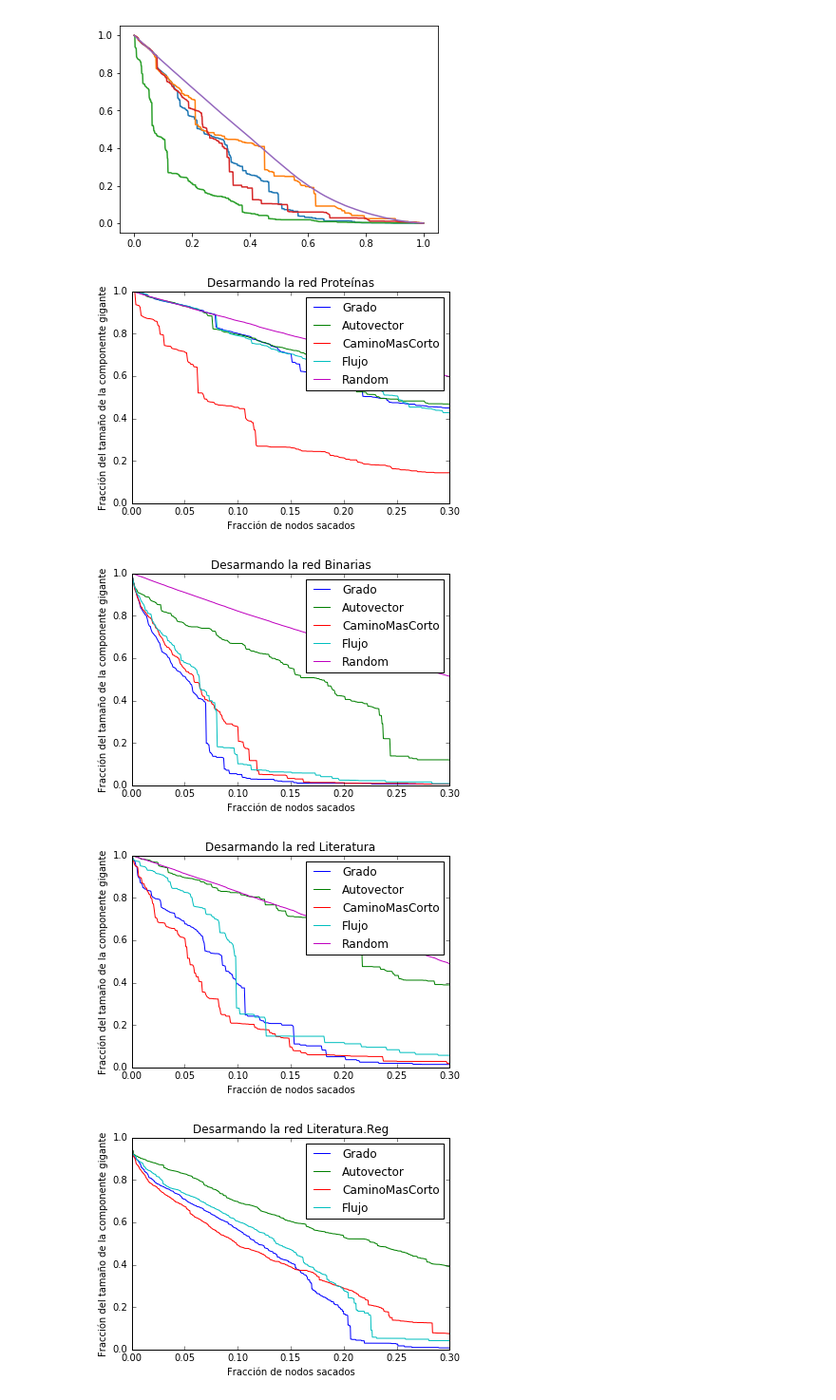
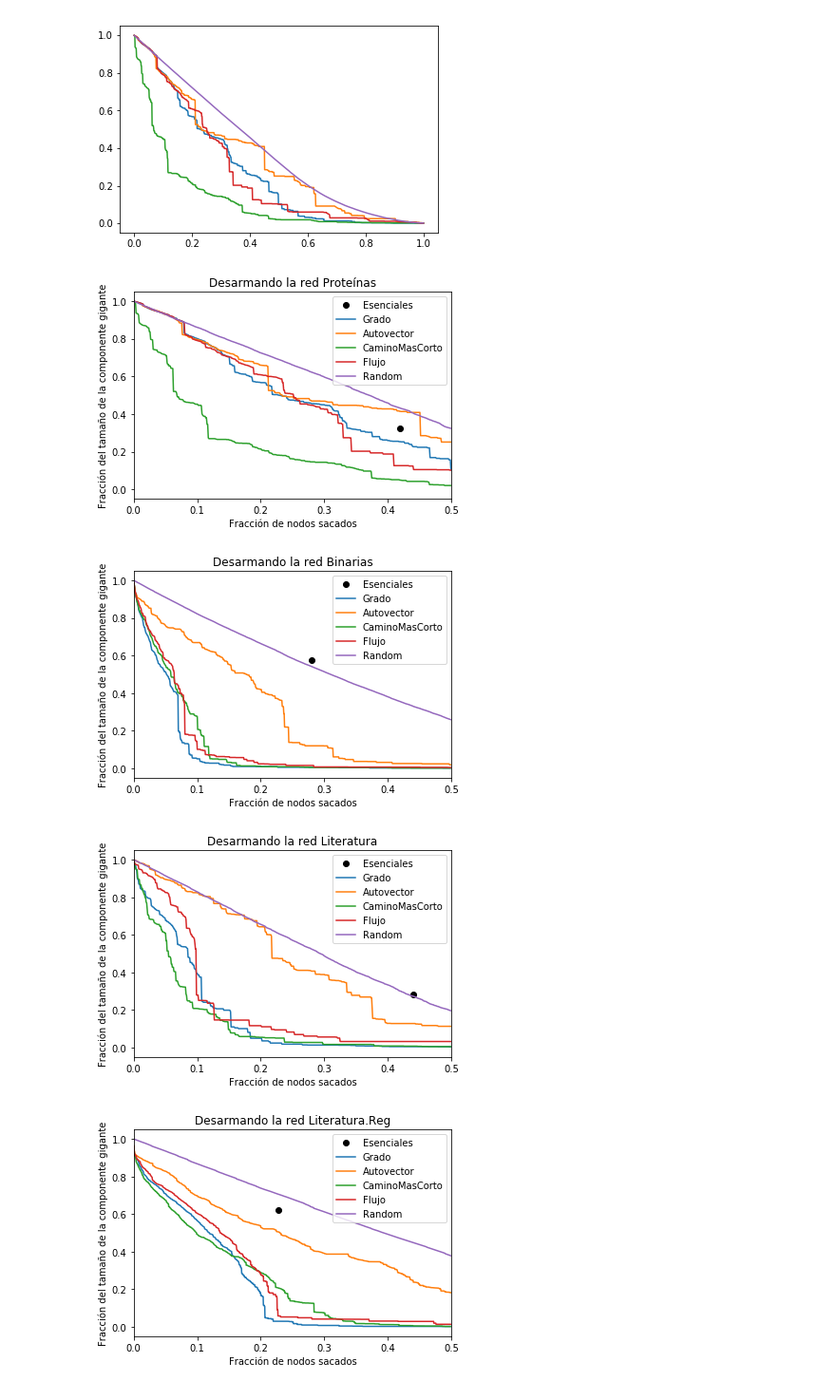
Before and after one commit to vms10/tp2, a Jupyter notebook: tp2.ipynb, the cells around one changed output. Shown: that part at 95% size. Drawn from its saved outputs; the diff is of its cells as text; code cells hidden in the pictures.

```diff
--- a/tp2.ipynb
+++ b/tp2.ipynb
@@ -435,10 +432,17 @@ for j in Centralidades:
     TodoG2.append(leetxt("DemoliendoRedes/G2_{}.txt".format(j)))
 
 TodoG3=[]
-for j in Centralidades[:4]:
+for j in Centralidades:
     TodoG3.append(leetxt("DemoliendoRedes/G3_{}.txt".format(j)))
+
+SacandoEsenciales_NoEsRandom_G=leetxt("SacandoEsenciales_NoEsRandom_G0.txt")
+SacandoEsenciales_NoEsRandom_G1=leetxt("SacandoEsenciales_NoEsRandom_G3.txt")
+SacandoEsenciales_NoEsRandom_G2=leetxt("SacandoEsenciales_NoEsRandom_G2.txt")
+SacandoEsenciales_NoEsRandom_G3=leetxt("SacandoEsenciales_NoEsRandom_G1.txt")
 # %%
-plt.xlim(xmax=0.3)
+xmax=.5
+plt.xlim(xmax=xmax)
+plt.plot(SacandoEsenciales_NoEsRandom_G[0][1],SacandoEsenciales_NoEsRandom_G[0][0], "ko",label="Esenciales")
 plt.plot(TodoG[0][1],TodoG[0][0],label="Grado")
 plt.plot(TodoG[1][1],TodoG[1][0], label="Autovector")
 plt.plot(TodoG[2][1],TodoG[2][0], label="CaminoMasCorto")
@@ -450,46 +454,49 @@ plt.xlabel("Fracción de nodos sacados")
 plt.ylabel("Fracción del tamaño de la componente gigante")
 plt.show()
 
-plt.xlim(xmax=0.3)
+plt.xlim(xmax=xmax)
+plt.plot(SacandoEsenciales_NoEsRandom_G1[0][1],SacandoEsenciales_NoEsRandom_G1[0][0], "ko",label="Esenciales")
 plt.plot(TodoG1[0][1],TodoG1[0][0],label="Grado")
 plt.plot(TodoG1[1][1],TodoG1[1][0], label="Autovector")
 plt.plot(TodoG1[2][1],TodoG1[2][0], label="CaminoMasCorto")
 plt.plot(TodoG1[3][1],TodoG1[3][0], label="Flujo")
 plt.plot(TodoG1[4][1],TodoG1[4][0], label="Random")
 plt.legend()
 plt.title("Desarmando la red Binarias")
 plt.xlabel("Fracción de nodos sacados")
 plt.ylabel("Fracción del tamaño de la componente gigante")
 plt.show()
 
-plt.xlim(xmax=0.3)
+plt.xlim(xmax=xmax)
+plt.plot(SacandoEsenciales_NoEsRandom_G2[0][1],SacandoEsenciales_NoEsRandom_G2[0][0], "ko",label="Esenciales")
 plt.plot(TodoG2[0][1],TodoG2[0][0],label="Grado")
 plt.plot(TodoG2[1][1],TodoG2[1][0], label="Autovector")
 plt.plot(TodoG2[2][1],TodoG2[2][0], label="CaminoMasCorto")
 plt.plot(TodoG2[3][1],TodoG2[3][0], label="Flujo")
 plt.plot(TodoG2[4][1],TodoG2[4][0], label="Random")
 plt.legend()
 plt.title("Desarmando la red Literatura")
 plt.xlabel("Fracción de nodos sacados")
 plt.ylabel("Fracción del tamaño de la componente gigante")
 plt.show()
 
-plt.xlim(xmax=0.3)
+plt.xlim(xmax=xmax)
+plt.plot(SacandoEsenciales_NoEsRandom_G3[0][1],SacandoEsenciales_NoEsRandom_G3[0][0], "ko",label="Esenciales")
 plt.plot(TodoG3[0][1],TodoG3[0][0],label="Grado")
 plt.plot(TodoG3[1][1],TodoG3[1][0], label="Autovector")
 plt.plot(TodoG3[2][1],TodoG3[2][0], label="CaminoMasCorto")
 plt.plot(TodoG3[3][1],TodoG3[3][0], label="Flujo")
-# plt.plot(RandomG3[1],RandomG3[0], label="Random")
+plt.plot(TodoG3[4][1],TodoG3[4][0], label="Random")
 plt.legend()
 plt.title("Desarmando la red Literatura.Reg")
 plt.xlabel("Fracción de nodos sacados")
 plt.ylabel("Fracción del tamaño de la componente gigante")
 plt.show()
 # %% [output]
-[figure, old version]
+[figure, new version]
-[figure, old version]
+[figure, new version]
-[figure, old version]
+[figure, new version]
-[figure, old version]
+[figure, new version]
 # %%
 RandomG=DemoliendoRedes(G,Nnodos(G),"Random",50)
 creartxt(RandomG[0],RandomG[1],"G_Random.txt")
```
Also changed, not shown: parts of 17 cells of this notebook.
